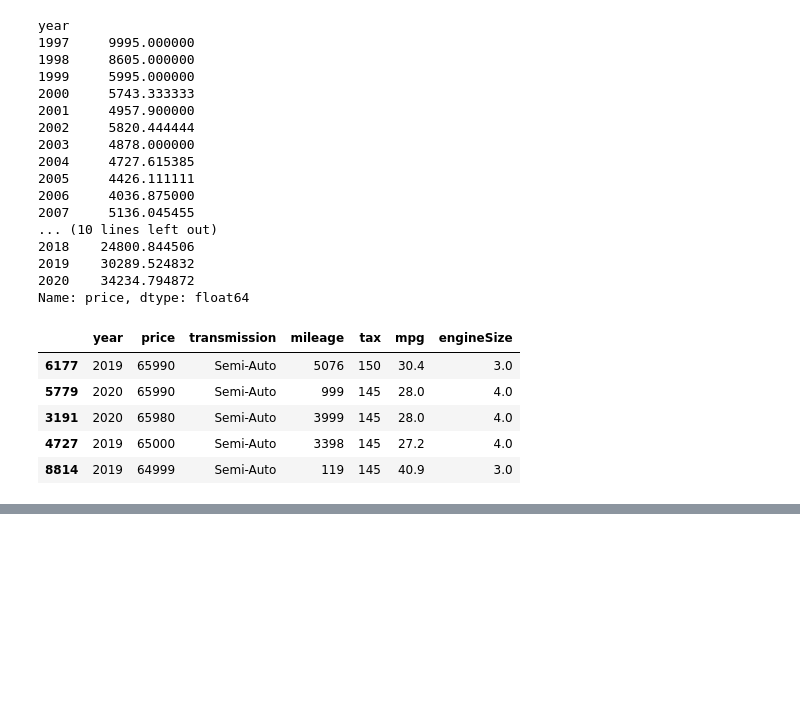
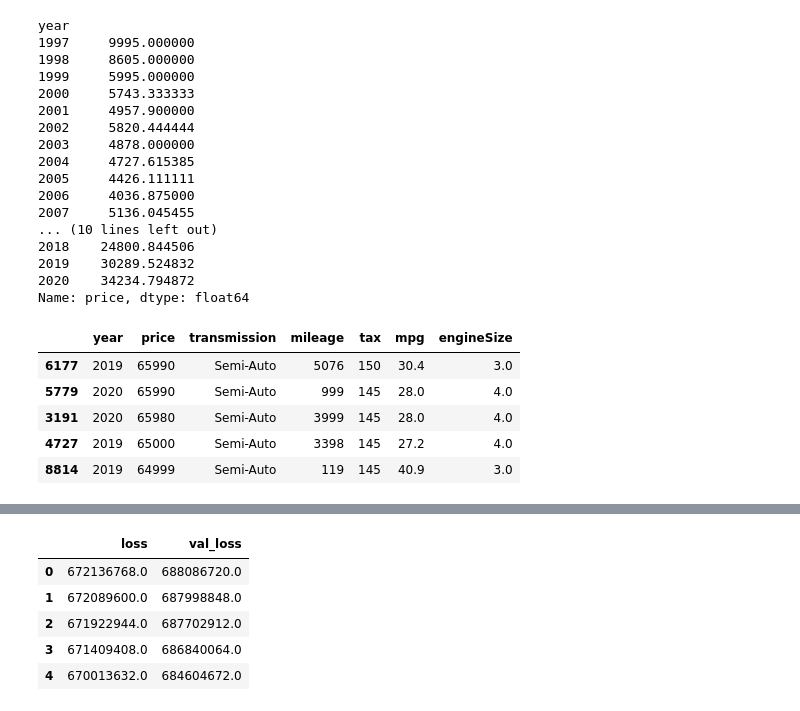
Before and after one commit to NezirAlp98/tensorflow, a Jupyter notebook: TensorflowArabaAnalizi.ipynb, the cells around one changed output, grey strips where cells are left out. Saved outputs shown, nothing was run; the diff lists cells and outputs as text; code cells hidden in the pictures; blank space fills up the shorter version.

```diff
--- a/TensorflowArabaAnalizi.ipynb
+++ b/TensorflowArabaAnalizi.ipynb
@@ -266,0 +343,9 @@ dataFrame=dataFrame.drop("transmission",axis=1)
+# %%
+kayipVerisi.head()
+# %% [output]
+|  | loss | val_loss |
+| 0 | 672136768.0 | 688086720.0 |
+| 1 | 672089600.0 | 687998848.0 |
+| 2 | 671922944.0 | 687702912.0 |
+| 3 | 671409408.0 | 686840064.0 |
+| 4 | 670013632.0 | 684604672.0 |
```
Also changed, not shown: parts of 28 cells of this notebook.
